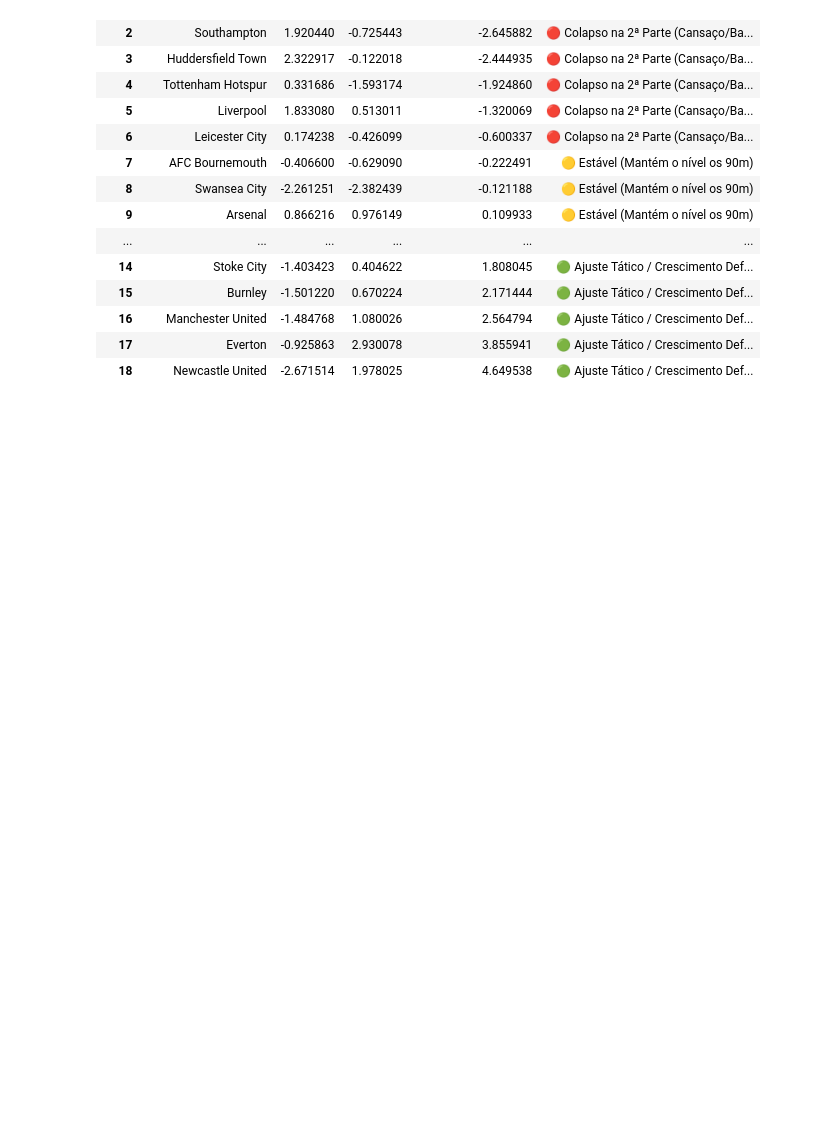
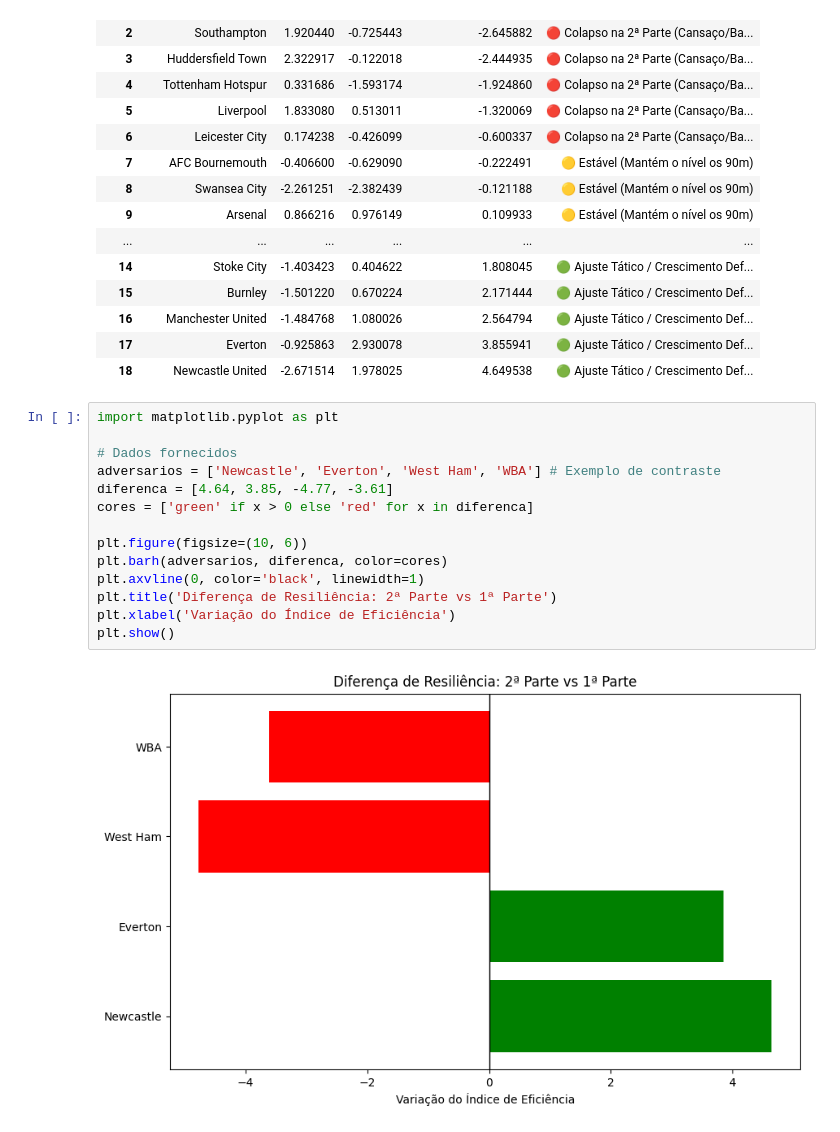
Before and after one commit to GARCl-A/city-analysis, a Jupyter notebook: main.ipynb, the cells around one changed output. Drawn from its saved outputs; the diff is of its cells as text; blank space fills up the shorter version.

```diff
--- a/main.ipynb
+++ b/main.ipynb
@@ -629,3 +802,19 @@ display(df_pivot.sort_values(by='Diferenca_Resiliencia').reset_index(drop=True))
 | 16 | Manchester United | -1.484768 | 1.080026 | 2.564794 | 🟢 Ajuste Tático / Crescimento Def... |
 | 17 | Everton | -0.925863 | 2.930078 | 3.855941 | 🟢 Ajuste Tático / Crescimento Def... |
 | 18 | Newcastle United | -2.671514 | 1.978025 | 4.649538 | 🟢 Ajuste Tático / Crescimento Def... |
+# %%
+import matplotlib.pyplot as plt
+
+# Dados fornecidos
+adversarios = ['Newcastle', 'Everton', 'West Ham', 'WBA'] # Exemplo de contraste
+diferenca = [4.64, 3.85, -4.77, -3.61]
+cores = ['green' if x > 0 else 'red' for x in diferenca]
+
+plt.figure(figsize=(10, 6))
+plt.barh(adversarios, diferenca, color=cores)
+plt.axvline(0, color='black', linewidth=1)
+plt.title('Diferença de Resiliência: 2ª Parte vs 1ª Parte')
+plt.xlabel('Variação do Índice de Eficiência')
+plt.show()
+# %% [output]
+[figure, added]
```
Also changed, not shown: parts of 21 cells of this notebook, 12 other files.
